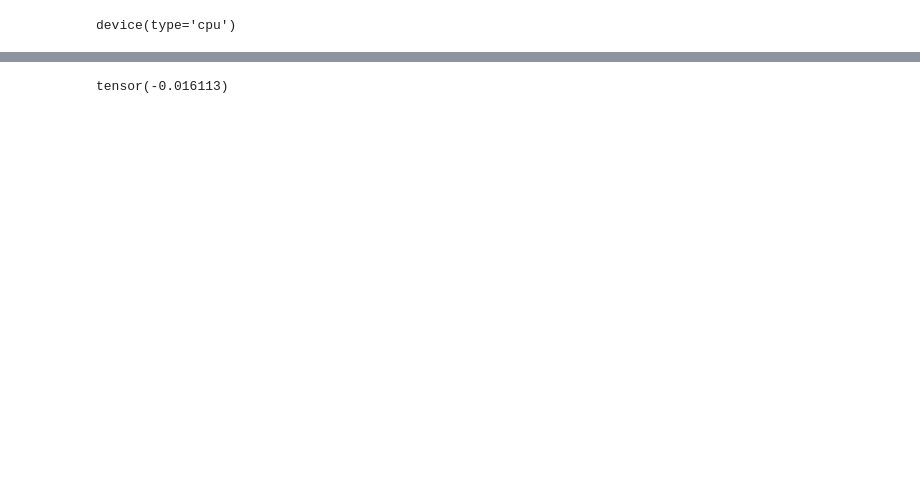
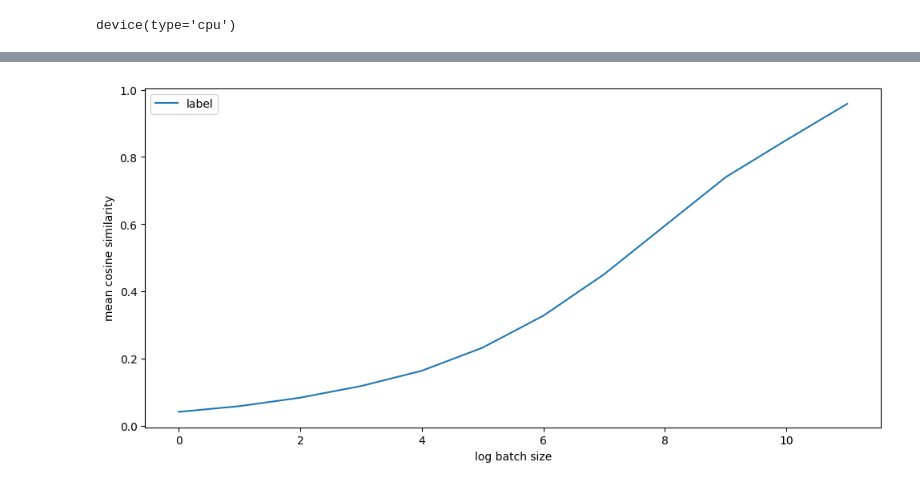
Before and after one commit to AlexThePolygonal/SmoothTextGen, a Jupyter notebook: test.ipynb, the cells around one changed output, grey strips where cells are left out. Cells and saved outputs as stored; diff of their text form; code cells hidden in the pictures; blank space fills up the shorter version.

Commit message:
new estimators

```diff
--- a/test.ipynb
+++ b/test.ipynb
@@ -125,4 +120,0 @@ a = reinforce_sampler()
-# %%
-a.mean()
-# %% [output]
-tensor(-0.016113)
@@ -132,0 +121,20 @@ tensor(-0.016113)
+# %%
+import matplotlib.pyplot as plt
+
+def plotnsave_results(csims, mean, label):
+    plt.figure(figsize=(10, 5))
+    plt.plot([np.mean(c) for c in csims], label="label")
+    plt.legend()
+    plt.xlabel("log batch size")
+    plt.ylabel("mean cosine similarity")
+    # plt.xscale("log")
+    plt.tight_layout()
+    plt.show()
+
+    torch.save((csims, mean), f"{label}.saved")
+# %%
+test_csims, test_mean = measure_avg_cosine_sim(test_grad(50., (30,)), 12)
+
+plotnsave_results(test_csims, test_mean, "Cosine similarities for the test gradient estimator")
+# %% [output]
+[figure, added]
```
Also changed, not shown: parts of 6 cells of this notebook, 3 other files.
